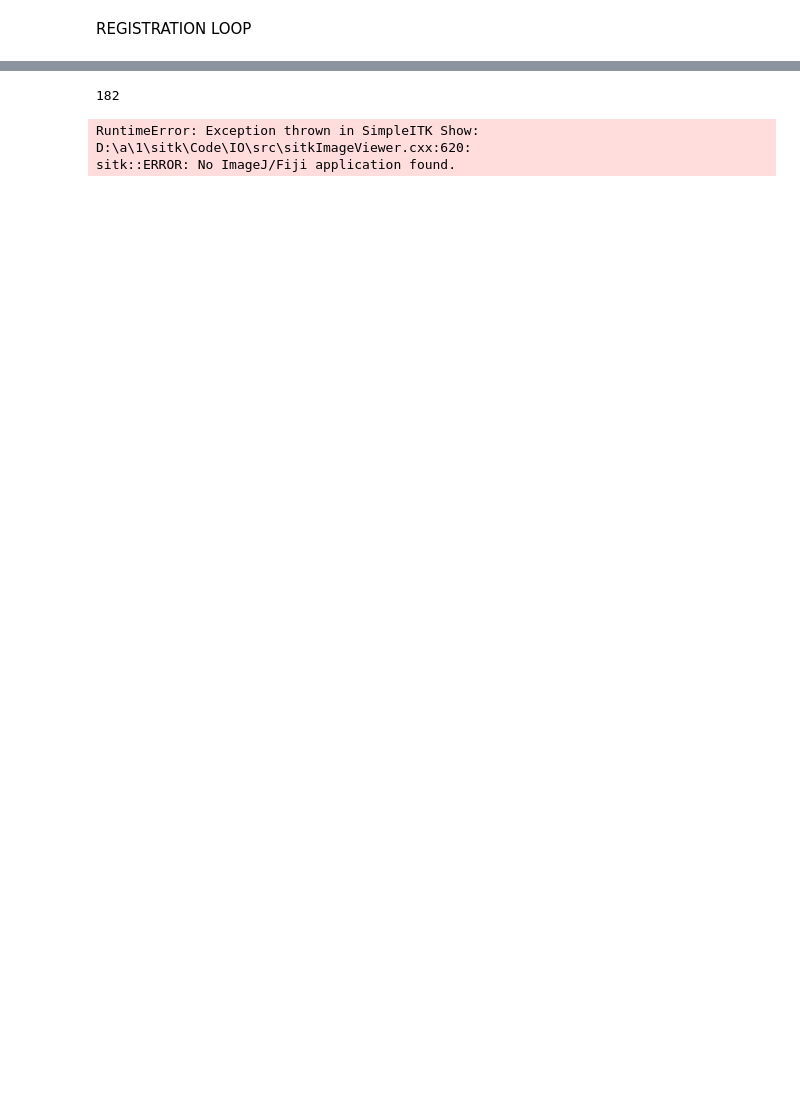
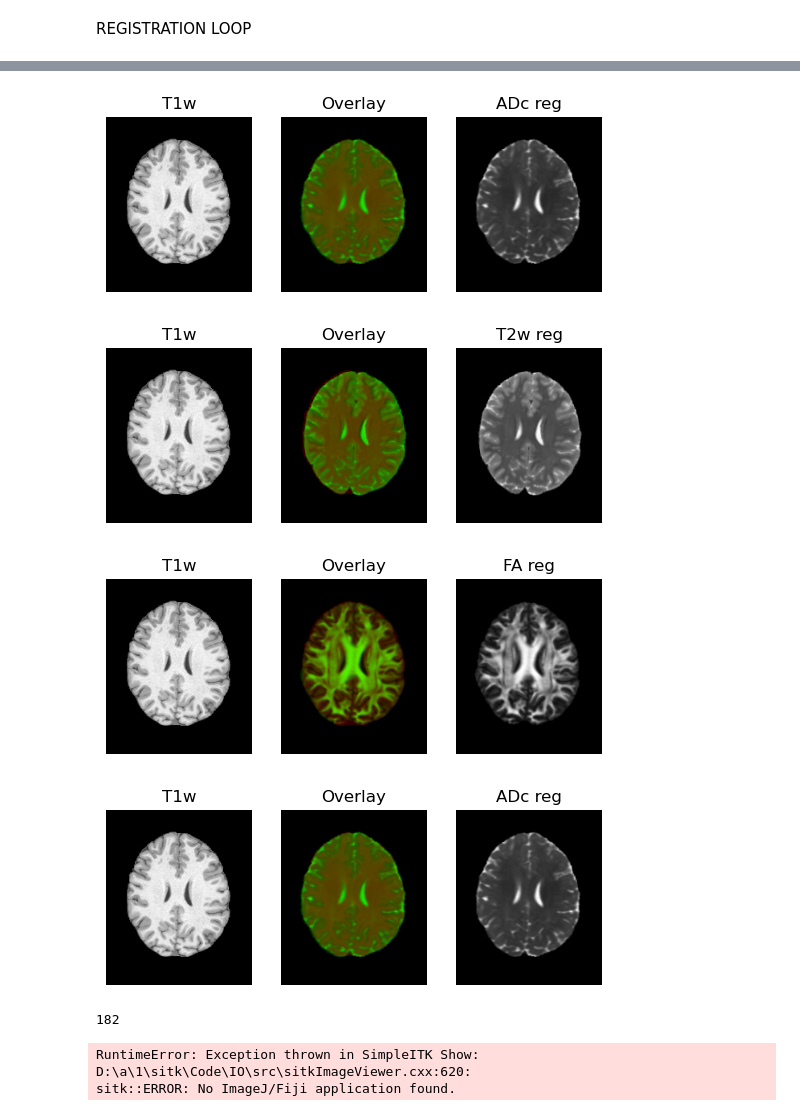
Before and after one commit to nibafanfan/Medical-Image-Analysis-Project, a Jupyter notebook: pre_process.ipynb, the cells around one changed output, grey strips where cells are left out. Cells and saved outputs as stored; diff of their text form; code cells hidden in the pictures; blank space fills up the shorter version.

```diff
--- a/pre_process.ipynb
+++ b/pre_process.ipynb
@@ -159,0 +304,21 @@ AttributeError: module 'SimpleITK' has no attribute 'Elastix'
+# %%
+T1wdata = T1w.get_fdata()
+FAdata = FA.get_fdata()
+ADCdata = ADC.get_fdata()
+T2wdata = T2w.get_fdata()
+FAreg = transformFA.transform(FAdata)
+ADCreg = transformADC.transform(ADCdata)
+T2wreg = transformT2w.transform(T2wdata)
+regtools.overlay_slices(T1wdata, T2wreg, None, 2,
+                        "T1w", "T2w reg")
+
+regtools.overlay_slices(T1wdata, FAreg, None, 2,
+                        "T1w", "FA reg")
+
+regtools.overlay_slices(T1wdata, ADCreg, None, 2,
+                        "T1w", "ADc reg")
+# %% [output]
+[figure, added]
+[figure, added]
+[figure, added]
+[figure, added]
```
Also changed, not shown: parts of 9 cells of this notebook.
